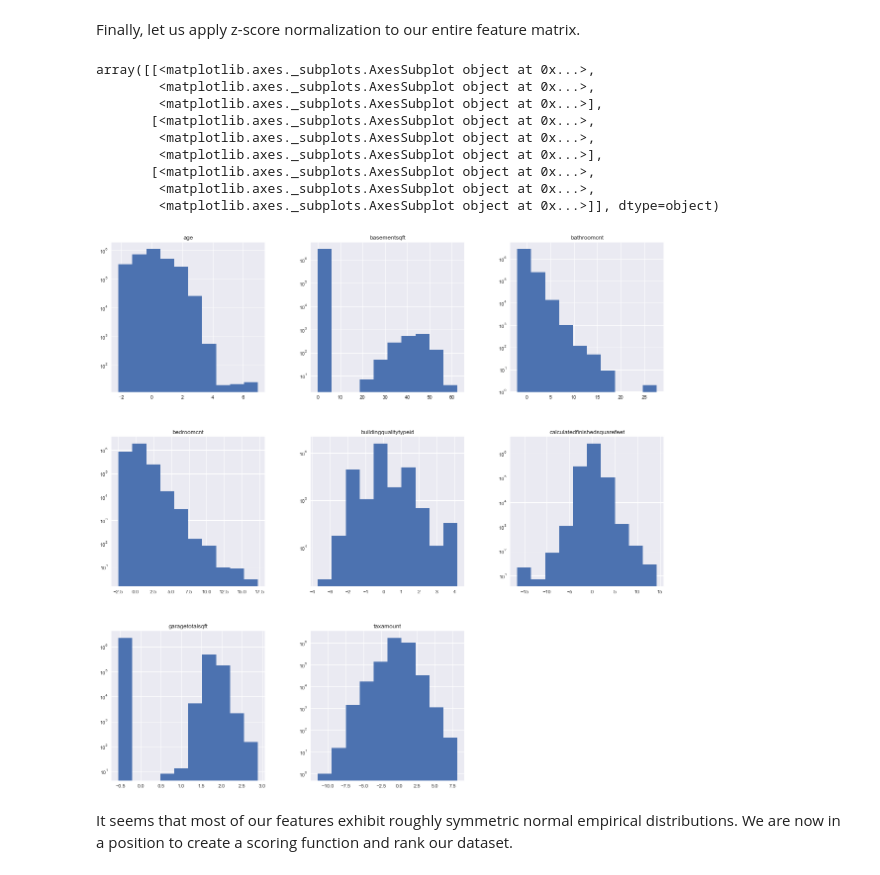
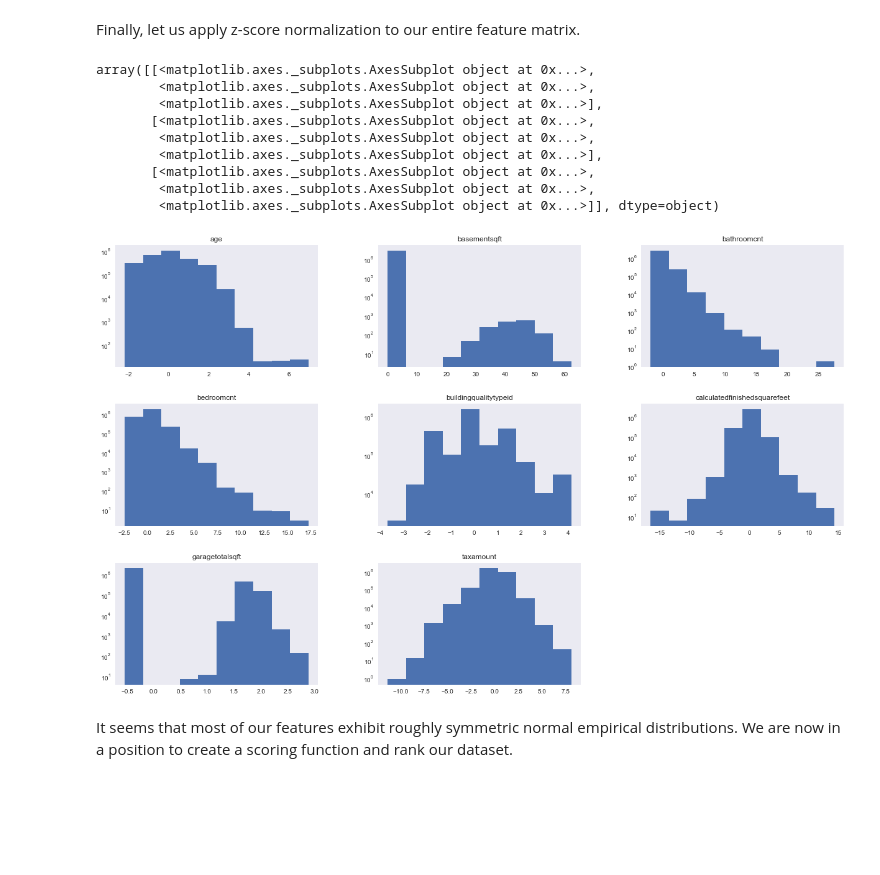
Before and after one commit to moduIo/Data-Science, a Jupyter notebook: HW3/HW3.ipynb, the cells around one changed output. Cells and saved outputs as stored; diff of their text form; code cells hidden in the pictures; blank space fills up the shorter version.

```diff
--- a/HW3/HW3.ipynb
+++ b/HW3/HW3.ipynb
@@ -20,7 +20,7 @@ from sklearn.metrics.pairwise import euclidean_distances
 from scipy.stats import zscore
 
 %matplotlib inline
-matplotlib.rcParams['figure.figsize'] = (20,20)
+matplotlib.rcParams['figure.figsize'] = (21,13)
 # %%
 # Load dataset as data matrix X
 X = pd.read_csv(open("properties_2017.csv", "rb"))
@@ -115,18 +115,18 @@ Finally, let us apply z-score normalization to our entire feature matrix.
 # %%
 cleaned_scoring_features = imputed_scoring_features.apply(zscore)
 # %%
-cleaned_scoring_features.hist(log=True)
+cleaned_scoring_features.hist(log=True, grid=False)
 # %% [output]
 array([[<matplotlib.axes._subplots.AxesSubplot object at 0x...>,
         <matplotlib.axes._subplots.AxesSubplot object at 0x...>,
         <matplotlib.axes._subplots.AxesSubplot object at 0x...>],
        [<matplotlib.axes._subplots.AxesSubplot object at 0x...>,
         <matplotlib.axes._subplots.AxesSubplot object at 0x...>,
         <matplotlib.axes._subplots.AxesSubplot object at 0x...>],
        [<matplotlib.axes._subplots.AxesSubplot object at 0x...>,
         <matplotlib.axes._subplots.AxesSubplot object at 0x...>,
         <matplotlib.axes._subplots.AxesSubplot object at 0x...>]], dtype=object)
-[figure, old version]
+[figure, new version]
 # %% [markdown]
 It seems that most of our features exhibit roughly symmetric normal empirical distributions.  We are now in a position to create a scoring function and rank our dataset.
 # %% [markdown]
```
Also changed, not shown: parts of 9 cells of this notebook.
